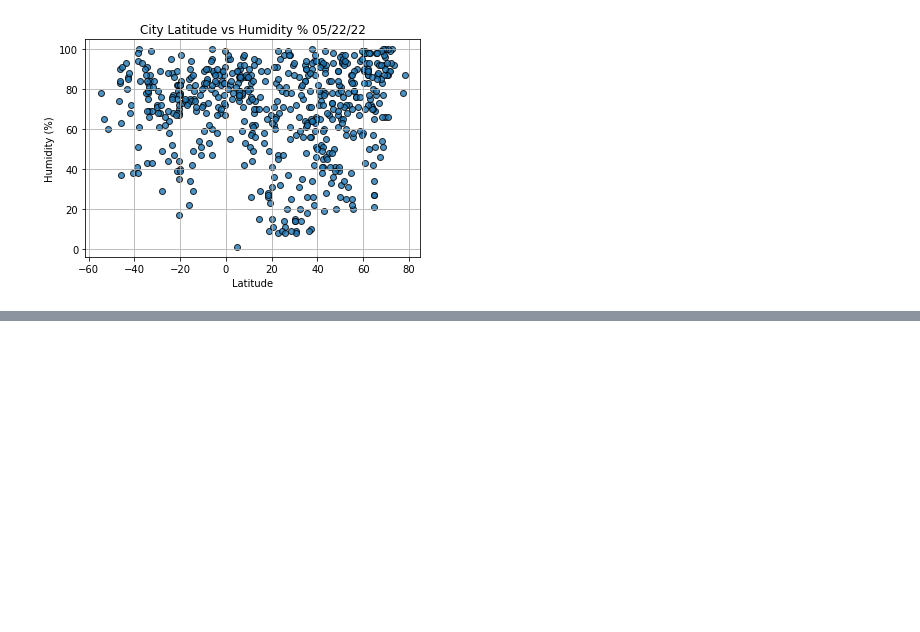
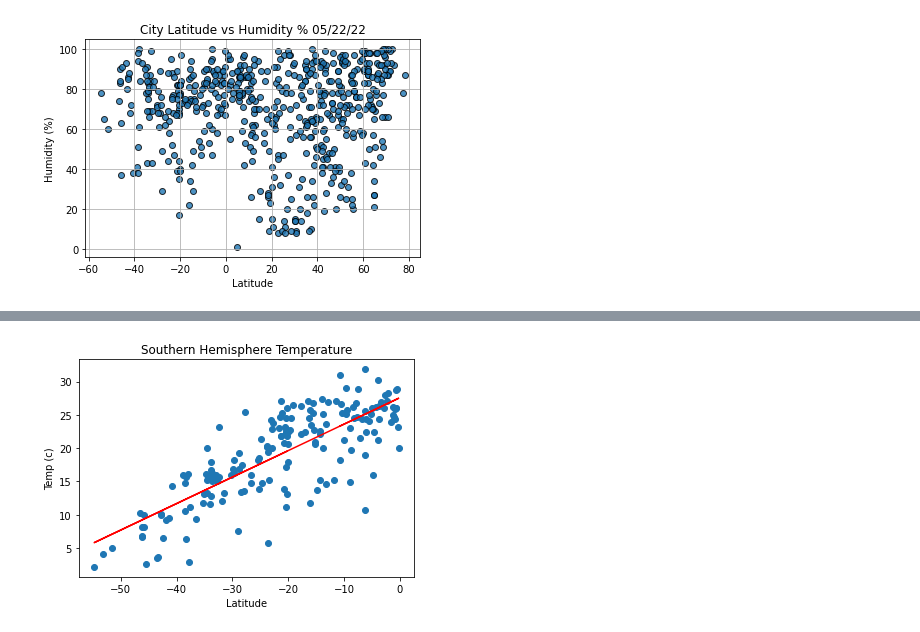
Before and after one commit to jnels4/world_weather_analysis, a Jupyter notebook: WeatherPy.ipynb, the cells around one changed output, grey strips where cells are left out. Cells and saved outputs as stored; diff of their text form; code cells hidden in the pictures; blank space fills up the shorter version.

```diff
--- a/WeatherPy.ipynb
+++ b/WeatherPy.ipynb
@@ -265,0 +296,3 @@ plt.show()
+# %%
+southernHemiDf = cityDataDf.loc[(cityDataDf['Lat'] <0)]
+southernHemiDf.head()
@@ -265,0 +310,4 @@ plt.show()
+# %%
+plotLinearRegression(southernHemiDf['Lat'],southernHemiDf['Max Temp'],'Southern Hemisphere Temperature','Temp (c)',(20,38))
+# %% [output]
+[figure, added]
```
Also changed, not shown: parts of 15 cells of this notebook.
